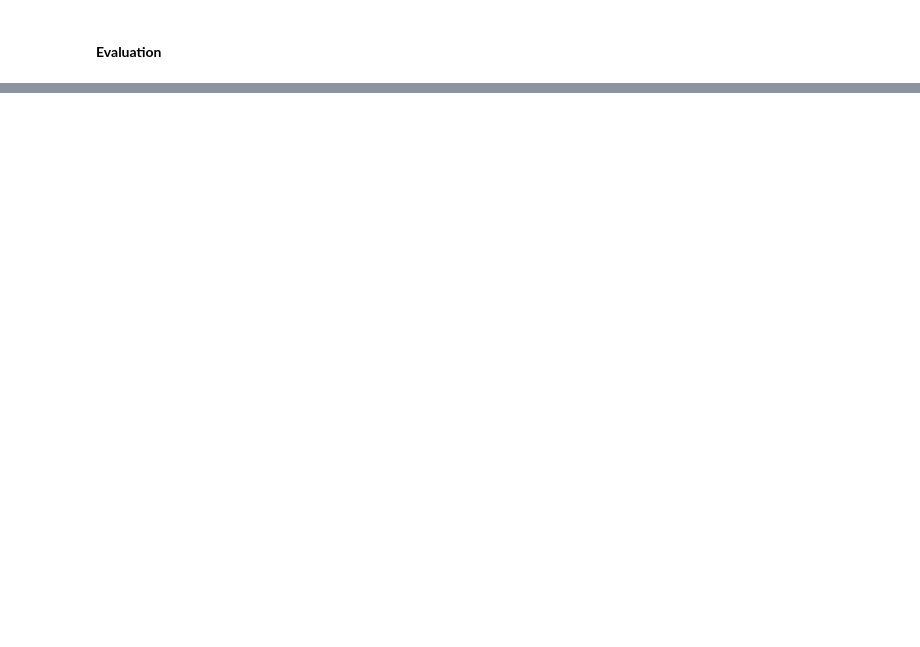
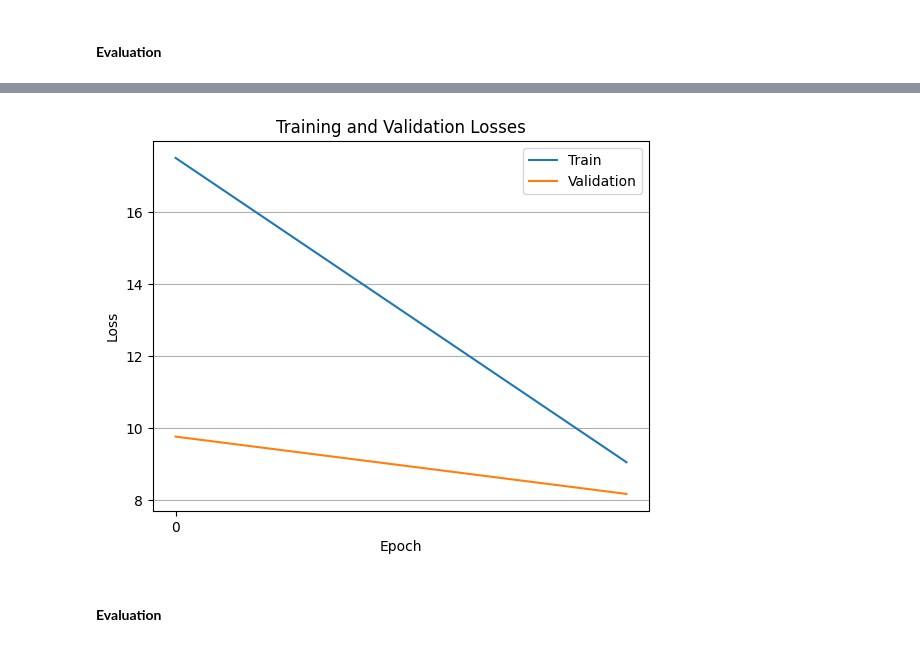
Before and after one commit to jules-chapon/advanced-ml-transformer, a Jupyter notebook: analysis/notebooks/results.ipynb, the cells around one changed output, grey strips where cells are left out. Saved outputs shown, nothing was run; the diff lists cells and outputs as text; code cells hidden in the pictures; blank space fills up the shorter version.

Commit message:
[UPDATE] : changes in text generation + add diff transformer + launch new experiments

```diff
--- a/analysis/notebooks/results.ipynb
+++ b/analysis/notebooks/results.ipynb
@@ -83,0 +114,24 @@ Predicted translation : Chefs SCPCP rentabilité l'Ouest terrain d’appel envoy
+# %%
+### LOAD MODEL AND FILES
+
+pipeline_transformer = TransformerPipeline.load(id_experiment=ID_EXPERIMENT_TRANSFORMER)
+train_losses_transformer = np.load(f"{training_folder_transformer}/train_loss.npy")
+valid_losses_transformer = np.load(f"{training_folder_transformer}/valid_loss.npy")
+translations_src_transformer = np.load(
+    f"{test_folder_transformer}/translations_src.npy"
+)
+translations_tgt_transformer = np.load(
+    f"{test_folder_transformer}/translations_tgt.npy"
+)
+translations_predictions_transformer = np.load(
+    f"{test_folder_transformer}/translations_predictions.npy"
+)
+
+pipeline_diff = TransformerPipeline.load(id_experiment=ID_EXPERIMENT_DIFF)
+train_losses_diff = np.load(f"{training_folder_diff}/train_loss.npy")
+valid_losses_diff = np.load(f"{training_folder_diff}/valid_loss.npy")
+translations_src_diff = np.load(f"{test_folder_diff}/translations_src.npy")
+translations_tgt_diff = np.load(f"{test_folder_diff}/translations_tgt.npy")
+translations_predictions_diff = np.load(
+    f"{test_folder_diff}/translations_predictions.npy"
+)
@@ -83,0 +163,8 @@ Predicted translation : Chefs SCPCP rentabilité l'Ouest terrain d’appel envoy
+# %%
+### LOSSES : DIFF TRANSFORMER
+
+plot_losses(train_losses=train_losses_diff, valid_losses=valid_losses_diff)
+# %% [output]
+[figure, added]
+# %% [markdown]
+#### **Evaluation**
```
Also changed, not shown: parts of 18 cells of this notebook, 6 other files.
